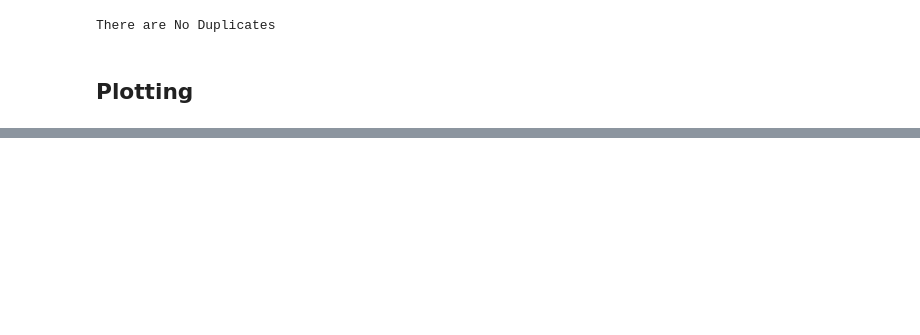
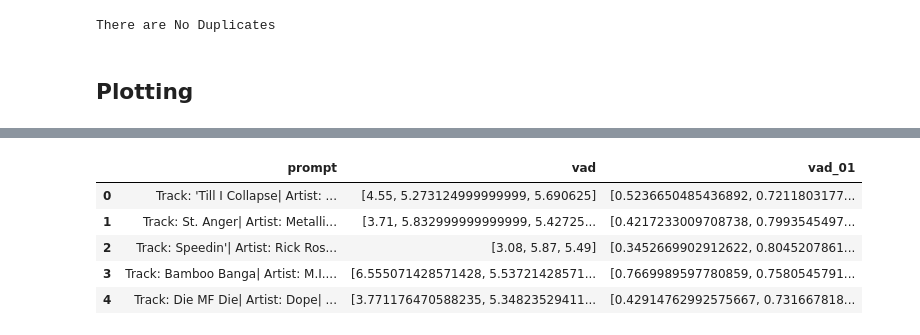
Before and after one commit to AquaJoseph/AuditoryChromaticTransformation, a Jupyter notebook: src/muse/data_anaysis.ipynb, the cells around one changed output, grey strips where cells are left out. Saved outputs shown, nothing was run; the diff lists cells and outputs as text; code cells hidden in the pictures; blank space fills up the shorter version.

```diff
--- a/src/muse/data_anaysis.ipynb
+++ b/src/muse/data_anaysis.ipynb
@@ -153,0 +188,11 @@ plot.dominance_dist()
+# %%
+bert_df = df[["prompt", "vad", "vad_01"]].copy()
+# %%
+bert_df.head()
+# %% [output]
+|  | prompt | vad | vad_01 |
+| 0 | Track: 'Till I Collapse| Artist: ... | [4.55, 5.273124999999999, 5.690625] | [0.5236650485436892, 0.7211803177... |
+| 1 | Track: St. Anger| Artist: Metalli... | [3.71, 5.832999999999999, 5.42725... | [0.4217233009708738, 0.7993545497... |
+| 2 | Track: Speedin'| Artist: Rick Ros... | [3.08, 5.87, 5.49] | [0.3452669902912622, 0.8045207861... |
+| 3 | Track: Bamboo Banga| Artist: M.I.... | [6.555071428571428, 5.53721428571... | [0.7669989597780859, 0.7580545791... |
+| 4 | Track: Die MF Die| Artist: Dope| ... | [3.771176470588235, 5.34823529411... | [0.42914762992575667, 0.731667818... |
```
Also changed, not shown: parts of 12 cells of this notebook.
